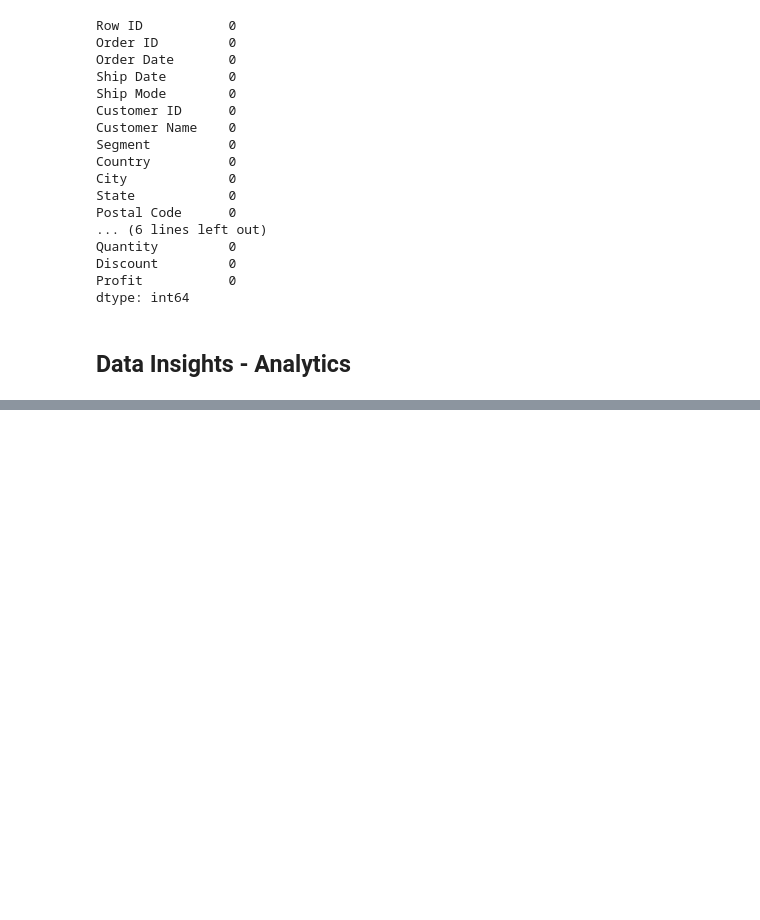
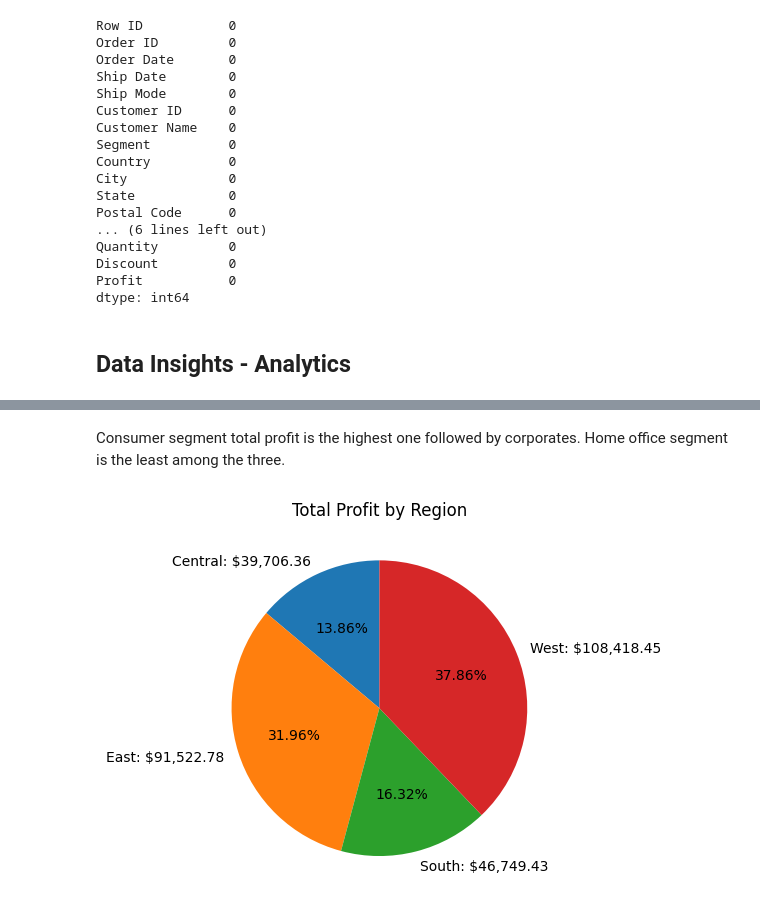
Before and after one commit to bkget/DS-with-AI-in-Python, a Jupyter notebook: Store Orders - Business Analysis/analysis.ipynb, the cells around one changed output, grey strips where cells are left out. Cells and saved outputs as stored; diff of their text form; code cells hidden in the pictures; blank space fills up the shorter version.

```diff
--- a/Store Orders - Business Analysis/analysis.ipynb
+++ b/Store Orders - Business Analysis/analysis.ipynb
@@ -109,0 +174,6 @@ plot_barh(df, 'Ship Mode')
+# %% [markdown]
+Consumer segment total profit is the highest one followed by corporates. Home office segment is the least among the three.
+# %%
+plot_pie(df, 'Region')
+# %% [output]
+[figure, added]
```
Also changed, not shown: parts of 26 cells of this notebook, 2 other files.
